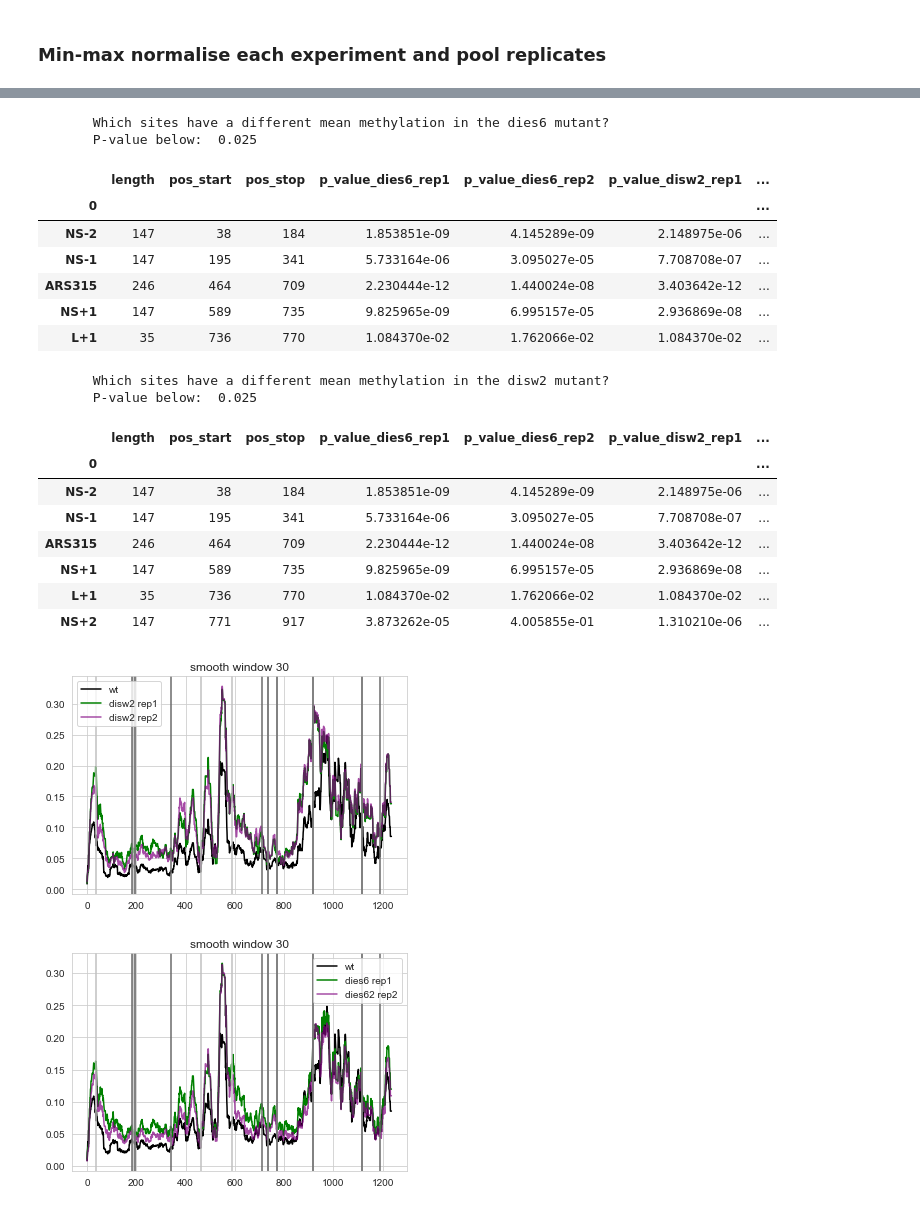
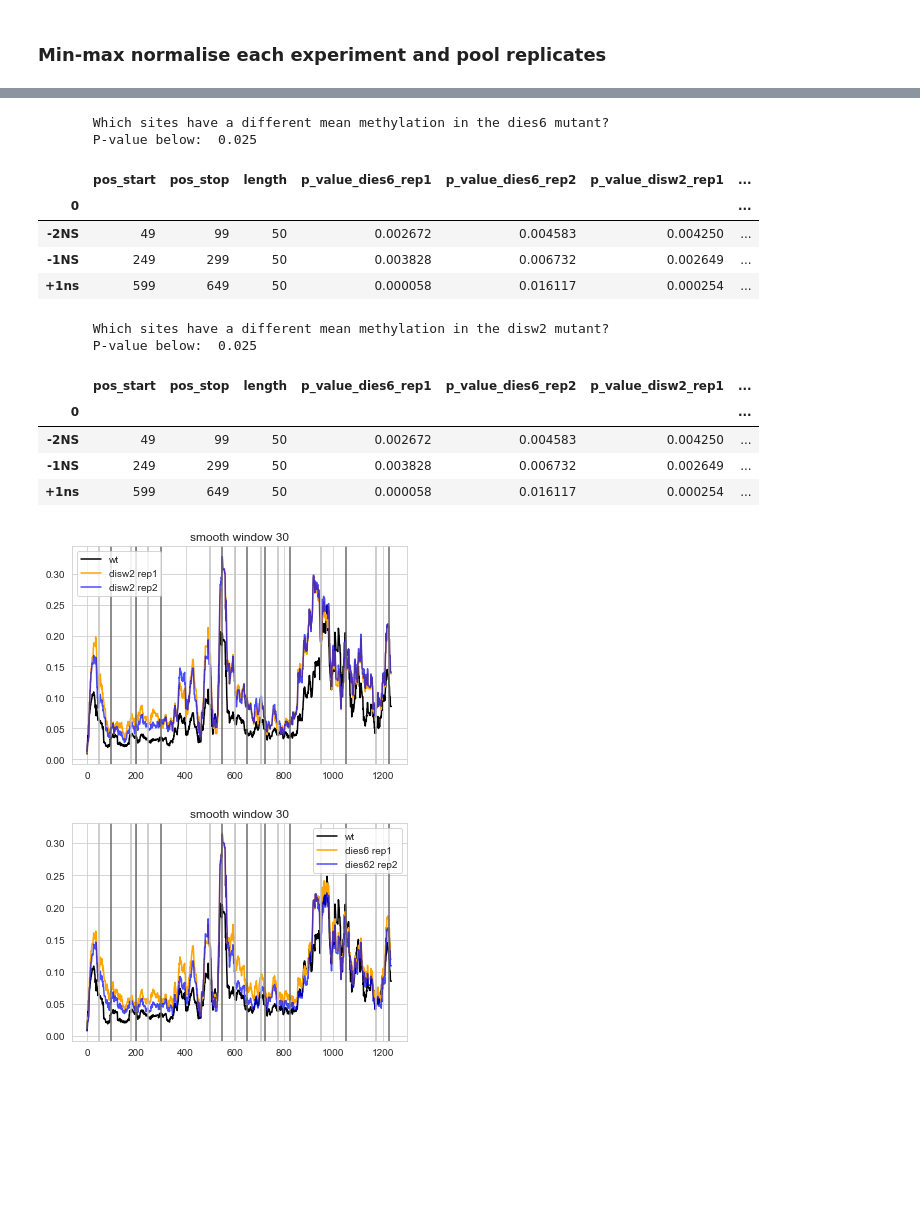
Before and after one commit to KarolineHoller/nanopore_methylation, a Jupyter notebook: methylation_analysis_20220502_ARS315.ipynb, the cells around one changed output, grey strips where cells are left out. Drawn from its saved outputs; the diff is of its cells as text; code cells hidden in the pictures; blank space fills up the shorter version.

```diff
--- a/methylation_analysis_20220502_ARS315.ipynb
+++ b/methylation_analysis_20220502_ARS315.ipynb
@@ -29,11 +29,19 @@ wt_rep3 = np.loadtxt(load_dir + "/wt_mat_Megalodon_repIII_ARS315_starting_LexA.t
 wt_rep2 = np.loadtxt(load_dir + "/mat_Megalodon_repII_ARS315_cleaned.txt")
 
 #feature annotation
-anno = pd.read_csv(load_dir + "/Features from ARS315_starting_LexA  (31 .. 1277).txt", sep  = "\t",
+#anno = pd.read_csv(load_dir + "/Features from ARS315_starting_LexA  (31 .. 1277).txt", sep  = "\t",
+#                          header = None, index_col = 0)
+#anno.columns = ["position", "length"]
+
+anno = pd.read_csv(load_dir + "/coordinates_ARS315.txt", sep  = "\t",
                           header = None, index_col = 0)
-anno.columns = ["position", "length"]
+
+anno.columns = ["position"]
+
 anno.index = anno.index.astype("string")
 anno.index = anno.index.str.strip()
 
 anno["pos_start"] = anno.position.str.split(".").str[0].astype(int) -1
 anno["pos_stop"] = anno.position.str.split(".").str[2].astype(int) -1
+
+anno["length"] = anno.pos_stop - anno.pos_start
@@ -629,13 +451,11 @@ segments.loc[(segments["p_value_dies6_rep1"] < pvalue) &
 # %% [output]
        Which sites have a different mean methylation in the dies6 mutant?
        P-value below:  0.025
-|  | length | pos_start | pos_stop | p_value_dies6_rep1 | p_value_dies6_rep2 | p_value_disw2_rep1 | ... |
+|  | pos_start | pos_stop | length | p_value_dies6_rep1 | p_value_dies6_rep2 | p_value_disw2_rep1 | ... |
 | 0 |  |  |  |  |  |  | ... |
-| NS-2 | 147 | 38 | 184 | 1.853851e-09 | 4.145289e-09 | 2.148975e-06 | ... |
-| NS-1 | 147 | 195 | 341 | 5.733164e-06 | 3.095027e-05 | 7.708708e-07 | ... |
-| ARS315 | 246 | 464 | 709 | 2.230444e-12 | 1.440024e-08 | 3.403642e-12 | ... |
-| NS+1 | 147 | 589 | 735 | 9.825965e-09 | 6.995157e-05 | 2.936869e-08 | ... |
-| L+1 | 35 | 736 | 770 | 1.084370e-02 | 1.762066e-02 | 1.084370e-02 | ... |
+| -2NS | 49 | 99 | 50 | 0.002672 | 0.004583 | 0.004250 | ... |
+| -1NS | 249 | 299 | 50 | 0.003828 | 0.006732 | 0.002649 | ... |
+| +1ns | 599 | 649 | 50 | 0.000058 | 0.016117 | 0.000254 | ... |
 # %%
 #Regions significant for disw2:
 pvalue = 2.5e-2
@@ -647,14 +467,11 @@ segments.loc[(segments["p_value_disw2_rep1"] < pvalue) &
 # %% [output]
        Which sites have a different mean methylation in the disw2 mutant?
        P-value below:  0.025
-|  | length | pos_start | pos_stop | p_value_dies6_rep1 | p_value_dies6_rep2 | p_value_disw2_rep1 | ... |
+|  | pos_start | pos_stop | length | p_value_dies6_rep1 | p_value_dies6_rep2 | p_value_disw2_rep1 | ... |
 | 0 |  |  |  |  |  |  | ... |
-| NS-2 | 147 | 38 | 184 | 1.853851e-09 | 4.145289e-09 | 2.148975e-06 | ... |
-| NS-1 | 147 | 195 | 341 | 5.733164e-06 | 3.095027e-05 | 7.708708e-07 | ... |
-| ARS315 | 246 | 464 | 709 | 2.230444e-12 | 1.440024e-08 | 3.403642e-12 | ... |
-| NS+1 | 147 | 589 | 735 | 9.825965e-09 | 6.995157e-05 | 2.936869e-08 | ... |
-| L+1 | 35 | 736 | 770 | 1.084370e-02 | 1.762066e-02 | 1.084370e-02 | ... |
-| NS+2 | 147 | 771 | 917 | 3.873262e-05 | 4.005855e-01 | 1.310210e-06 | ... |
+| -2NS | 49 | 99 | 50 | 0.002672 | 0.004583 | 0.004250 | ... |
+| -1NS | 249 | 299 | 50 | 0.003828 | 0.006732 | 0.002649 | ... |
+| +1ns | 599 | 649 | 50 | 0.000058 | 0.016117 | 0.000254 | ... |
 # %%
 # How does that look over the whole sequence?
 smooth_width = 30
@@ -662,38 +479,38 @@ smooth_width = 30
 sns.lineplot(x = range(pooled_wt.shape[0]),
                  y = np.convolve(pooled_wt, np.ones(smooth_width)/smooth_width, mode ="same"),
              color = "black", label = "wt")
 sns.lineplot(x = range(pooled_wt.shape[0]),
                  y = np.convolve(disw2_rep1_minmax, np.ones(smooth_width)/smooth_width, mode ="same"),
-             color = "green", label = "disw2 rep1")
+             color = "orange", label = "disw2 rep1")
 sns.lineplot(x = range(pooled_wt.shape[0]),
                  y = np.convolve(disw2_rep2_minmax, np.ones(smooth_width)/smooth_width, mode ="same"),
-             color = "purple", alpha = 0.7, label = "disw2 rep2")
+             color = "blue", alpha = 0.7, label = "disw2 rep2")
 plt.title("smooth window " + str(smooth_width))
 
 for border in anno.loc[:, "pos_start"]:
     plt.axvline(border, color = "silver")
 for border in anno.loc[:, "pos_stop"]:
     plt.axvline(border, color = "dimgray")
-
+plt.savefig(load_dir + "/plots/ARS315_averaged_meth_disw2_replicates.png", dpi=300)
 plt.show()
 
 sns.lineplot(x = range(pooled_wt.shape[0]),
                  y = np.convolve(pooled_wt, np.ones(smooth_width)/smooth_width, mode ="same"),
              color = "black", label = "wt")
 sns.lineplot(x = range(pooled_wt.shape[0]),
                  y = np.convolve(dies6_rep1_minmax, np.ones(smooth_width)/smooth_width, mode ="same"),
-             color = "green", label = "dies6 rep1")
+             color = "orange", label = "dies6 rep1")
 sns.lineplot(x = range(pooled_wt.shape[0]),
                  y = np.convolve(dies6_rep2_minmax, np.ones(smooth_width)/smooth_width, mode ="same"),
-             color = "purple", alpha = 0.7, label = "dies62 rep2")
+             color = "blue", alpha = 0.7, label = "dies62 rep2")
 plt.title("smooth window " + str(smooth_width))
 
 for border in anno.loc[:, "pos_start"]:
     plt.axvline(border, color = "silver")
 for border in anno.loc[:, "pos_stop"]:
     plt.axvline(border, color = "dimgray")
-
+plt.savefig(load_dir + "/plots/ARS315_averaged_meth_dies6_replicates.png", dpi=300)
 plt.show()
 # %% [output]
-[figure, old version]
+[figure, new version]
-[figure, old version]
+[figure, new version]
```
Also changed, not shown: parts of 22 cells of this notebook.
